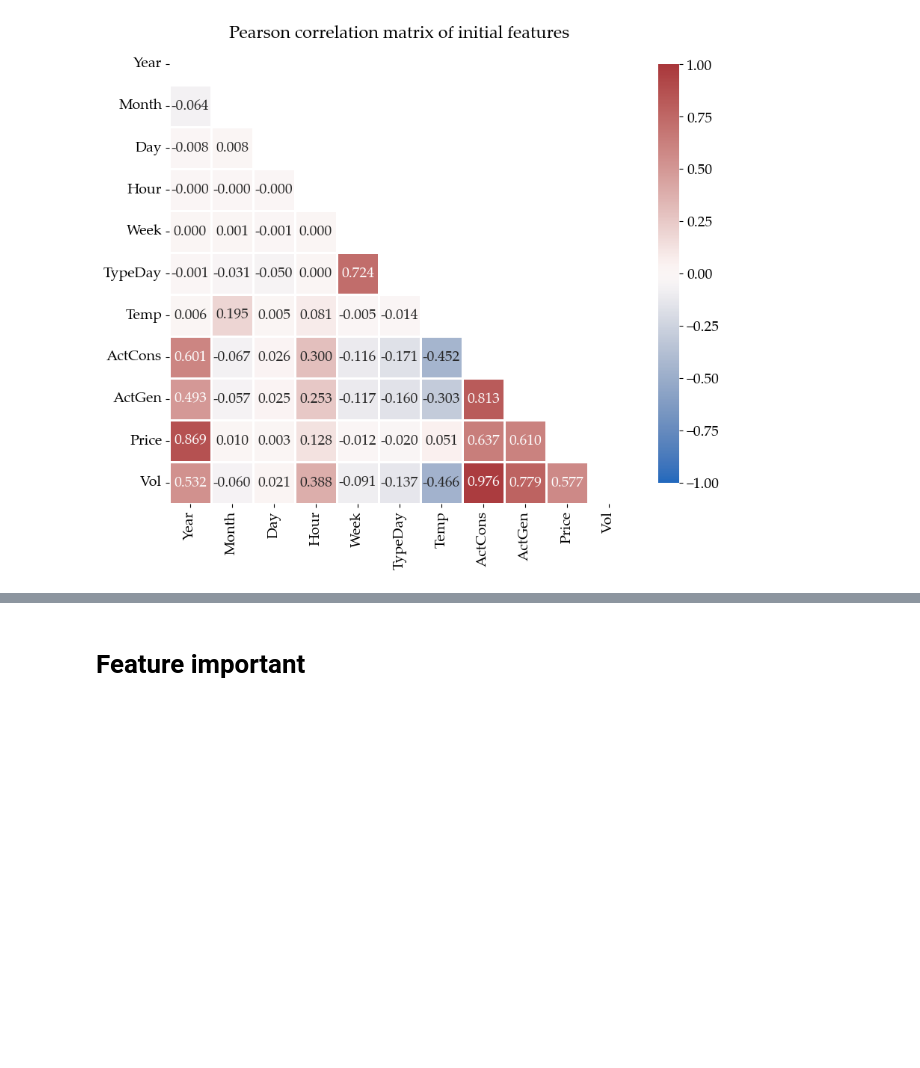
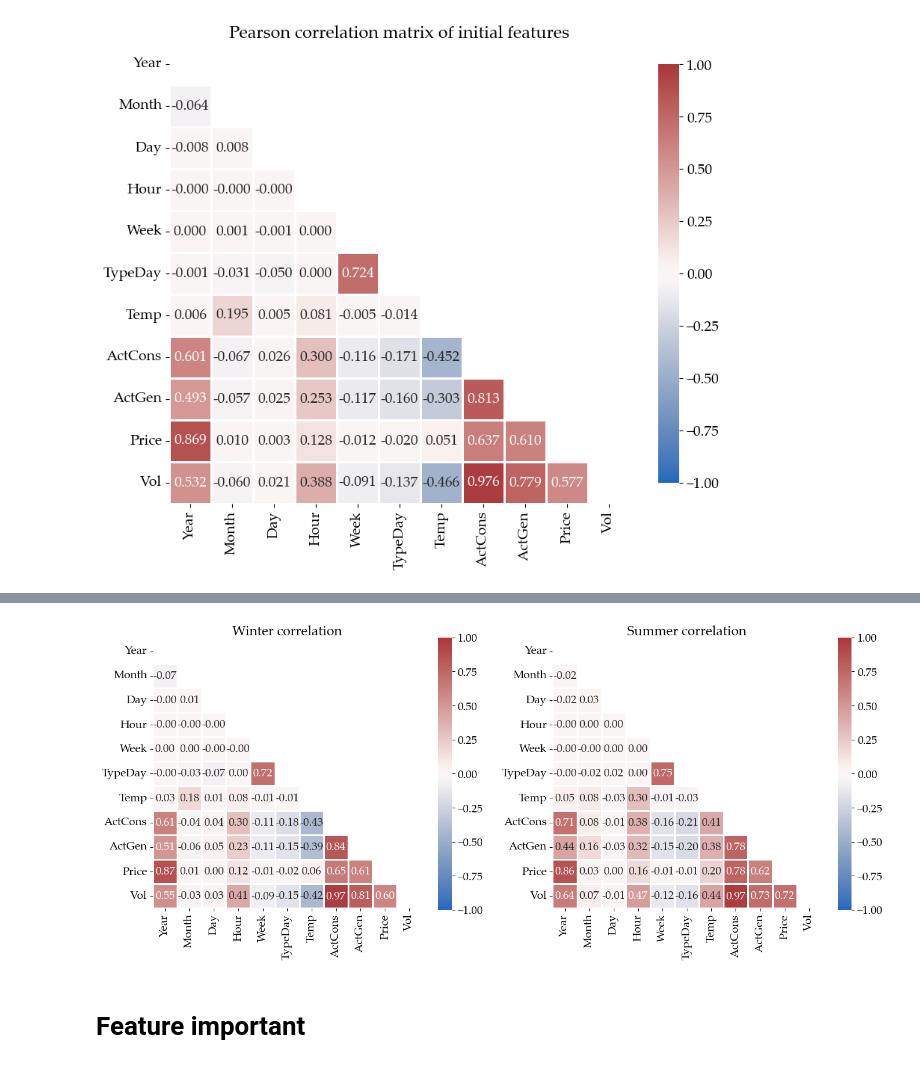
Before and after one commit to caapel/STLF, a Jupyter notebook: EDA.ipynb, the cells around one changed output, grey strips where cells are left out. Drawn from its saved outputs; the diff is of its cells as text; code cells hidden in the pictures; blank space fills up the shorter version.

```diff
--- a/EDA.ipynb
+++ b/EDA.ipynb
@@ -373,3 +415,56 @@ plt.savefig('pictures/full_corr_matrix.png', dpi = 300, transparent = True)
+# %%
+# correlation of initial values and target feature
+df_gen = df_general.iloc[:, 1:-7]
+df_gen = df_gen.rename(columns={'Weekday': 'Week', 'Temperature': 'Temp', 'Volume': 'Vol'})
+df_gen = df_gen.reindex(columns=['Year', 'Month', 'Day', 'Hour', 'Week', 'TypeDay',
+                                 'Temp', 'ActCons', 'ActGen', 'Price', 'Vol'])
+
+summer_months, winter_months = [6, 7, 8], [1, 2, 3, 4, 5, 9, 10, 11, 12]
+df_summer = df_gen[df_gen.Month.isin(summer_months)]
+df_winter = df_gen[df_gen.Month.isin(winter_months)]
+# %%
+# Generate a mask for the upper triangle
+mask = np.triu(np.ones_like(df_gen.corr(), dtype=bool))
+
+plt.rcParams.update({'font.size': 14, 'font.serif': 'Palatino Linotype'})
+color_map = sns.color_palette("vlag", as_cmap=True)
+
+# Set up the matplotlib figure
+fig, axes = plt.subplots(1, 2, figsize=(14, 7))
+
+# Draw the heatmap with the mask and correct aspect ratio
+sns.heatmap(df_winter.corr(),
+            ax=axes[0],
+            annot=True,
+            mask=mask,
+            cmap=color_map,
+            fmt=".2f",
+            vmax=1.0,
+            vmin=-1.0,
+            center=0,
+            square=True,
+            linewidths=1,
+            cbar_kws={"shrink": .8})
+axes[0].set_title('Winter correlation')
+
+sns.heatmap(df_summer.corr(),
+            ax=axes[1],
+            annot=True,
+            mask=mask,
+            cmap=color_map,
+            fmt=".2f",
+            vmax=1.0,
+            vmin=-1.0,
+            center=0,
+            square=True,
+            linewidths=1,
+            cbar_kws={"shrink": .8})
+axes[1].set_title('Summer correlation')
+
+plt.tight_layout(rect=[0, 0.03, 1, 0.95])
+plt.savefig('pictures/Seasonal_stratification.png', dpi = 300, transparent = True)
+# %% [output]
+[figure, added]
 # %% [markdown]
 # Feature important
 # %%
```
Also changed, not shown: parts of 9 cells of this notebook.
